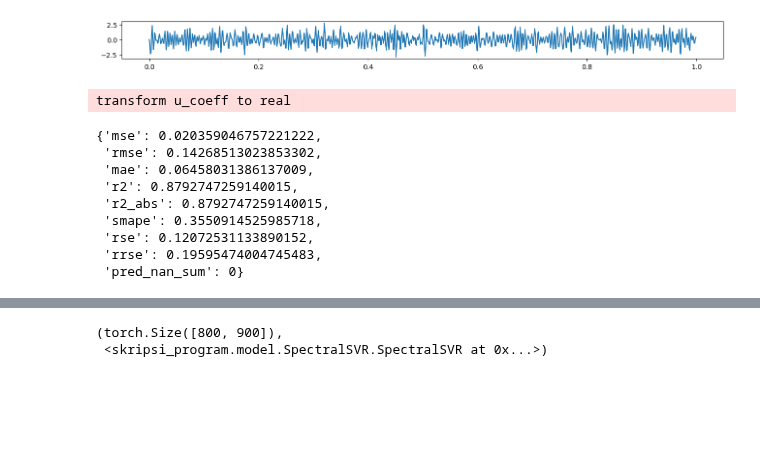
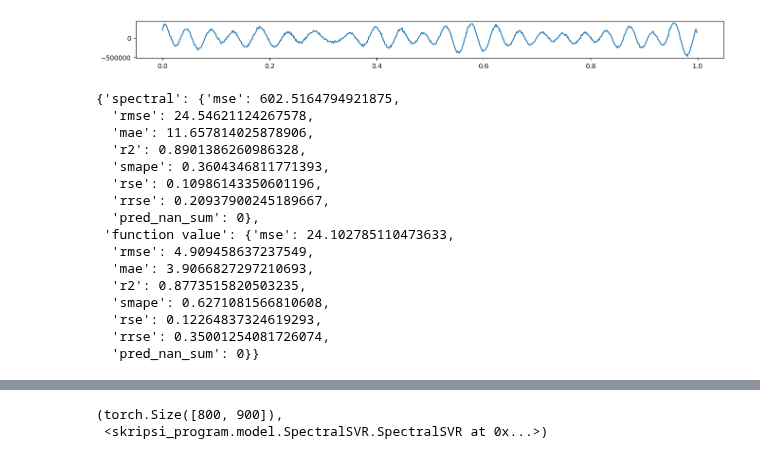
Before and after one commit to nidduzzi/SpectralSVR, a Jupyter notebook: notebooks/spectralsvr_coeff.ipynb, the cells around one changed output, grey strips where cells are left out. Drawn from its saved outputs; the diff is of its cells as text; code cells hidden in the pictures; blank space fills up the shorter version.

```diff
--- a/notebooks/spectralsvr_coeff.ipynb
+++ b/notebooks/spectralsvr_coeff.ipynb
@@ -29,12 +27,21 @@ import matplotlib.pyplot as plt
 # %%
 generator = torch.Generator().manual_seed(42)
-modes = [500]
+modes = (50,)
 prod_modes = int(np.prod(modes))
 num_samples = 4001
-k = FourierBasis.waveNumber(prod_modes)
-u_coeff_clean = FourierBasis.generateCoeff(num_samples, prod_modes, generator=generator, random_func=torch.rand)
+k = FourierBasis.wave_number(prod_modes)
+u_basis_clean = FourierBasis.generate(
+    num_samples,
+    prod_modes,
+    generator=generator,
+    random_func=lambda *args, **kwargs: torch.randn(*args, **kwargs),
+    complex_funcs=False,
+)
+assert u_basis_clean.coeff is not None, "coeff shouldnt be none"
+
+u_coeff_clean: torch.Tensor = u_basis_clean.coeff
 ut_coeff_clean = u_coeff_clean * 2j * torch.pi * k.T
-utt_coeff_clean = ut_coeff_clean * 2j * torch.pi * k.T # d2f/dt2
+utt_coeff_clean = ut_coeff_clean * 2j * torch.pi * k.T  # d2f/dt2
 # u_coeff = u_coeff.reshape((-1, *modes))
 # f_coeff = f_coeff.reshape((-1, *modes))
 u_coeff_clean.shape
@@ -154,35 +227,34 @@ plt.show()
 # %%
 from torch.utils.data import TensorDataset, random_split
 
 input_data = (utt, utt_coeff)
 output_data = (u, u_coeff)
-# data = (utt, utt_coeff, u, u_coeff_zeroed)
-# (utt_scaled, utt_coeff_scaled, u_scaled, u_coeff_scaled) = data
-input_scaler = StandardScaler().fit(input_data)
-output_scaler = StandardScaler().fit(output_data)
-# input_data_scaled = input_data
-input_data_scaled = input_scaler.transform(input_data)
-output_data_scaled = output_scaler.transform(output_data)
-dataset = TensorDataset(*input_data_scaled, *output_data)
+dataset = TensorDataset(*input_data, *output_data)
 dataset_train, dataset_test = random_split(
     dataset, (0.8, 0.2), generator=torch.Generator().manual_seed(42)
 )
 # f_train, f_coeff_train, u_train, u_coeff_train = dataset_train[:]
 # f_test, f_coeff_test, u_test, u_coeff_test = dataset_test[:]
 # f_train.shape, f_coeff_train.shape, u_coeff_train.shape
 plt.figure(figsize=(16, 1))
 plt.plot(points_tt[:], dataset[0][0])
 plt.show()
 # %% [output]
-[figure, old version]
+[figure, new version]
 # %%
 f_train, f_coeff_train, u_train, u_coeff_train = dataset_train[:]
 # f_input_train = f_train
+scaler = StandardScaler().fit((f_train, f_coeff_train))
+f_train, f_coeff_train = scaler.transform((f_train, f_coeff_train))
+
 f_input_train = to_real_coeff(f_coeff_train)
+# f_input_train = (f_coeff_train.abs())
 
 f_test, f_coeff_test, u_test, u_coeff_test = dataset_test[:]
+f_test, f_coeff_test = scaler.transform((f_test, f_coeff_test))
 # f_input_test = f_test
 f_input_test = to_real_coeff(f_coeff_test)
+# f_input_test = (f_coeff_test.abs())
 model = SpectralSVR(
     FourierBasis(periods=periods),
     # C=1.227,
@@ -191,21 +263,27 @@ model = SpectralSVR(
     # sigma=f_input_train.var(0).median().multiply(f_input_train.shape[1]).pow(0.5),
     sigma=f_input_train.var(0).sum().pow(0.5) * 1.0,
     # sigma=70.0,
-    kernel="linear",
-    # kernel="rbf",
-    batch_size_func=lambda dims:10000000
+    # kernel="linear",
+    kernel="rbf",
+    batch_size_func=lambda dims: 10000000,
     # verbose="LSSVR",
 )
 # model.train(f_input_train, u_coeff_train * 900/200, list(u_coeff_zeroed.shape[1:]))
-model.train(f_input_train, u_coeff_train, modes).test(f_input_test, u_coeff_test)
+model.train(f_input_train, u_coeff_train).test(f_input_test, u_coeff_test)
 # %% [output]
-transform u_coeff to real
+{'spectral': {'mse': 602.5164794921875,
+  'rmse': 24.54621124267578,
+  'mae': 11.657814025878906,
+  'r2': 0.8901386260986328,
+  'smape': 0.3604346811771393,
+  'rse': 0.10986143350601196,
+  'rrse': 0.20937900245189667,
+  'pred_nan_sum': 0},
+ 'function value': {'mse': 24.102785110473633,
+  'rmse': 4.909458637237549,
+  'mae': 3.9066827297210693,
+  'r2': 0.8773515820503235,
+  'smape': 0.6271081566810608,
+  'rse': 0.12264837324619293,
+  'rrse': 0.35001254081726074,
+  'pred_nan_sum': 0}}
-{'mse': 0.020359046757221222,
- 'rmse': 0.14268513023853302,
- 'mae': 0.06458031386137009,
- 'r2': 0.8792747259140015,
- 'r2_abs': 0.8792747259140015,
- 'smape': 0.3550914525985718,
- 'rse': 0.12072531133890152,
- 'rrse': 0.19595474004745483,
- 'pred_nan_sum': 0}
```
Also changed, not shown: parts of 23 cells of this notebook, 20 other files.
